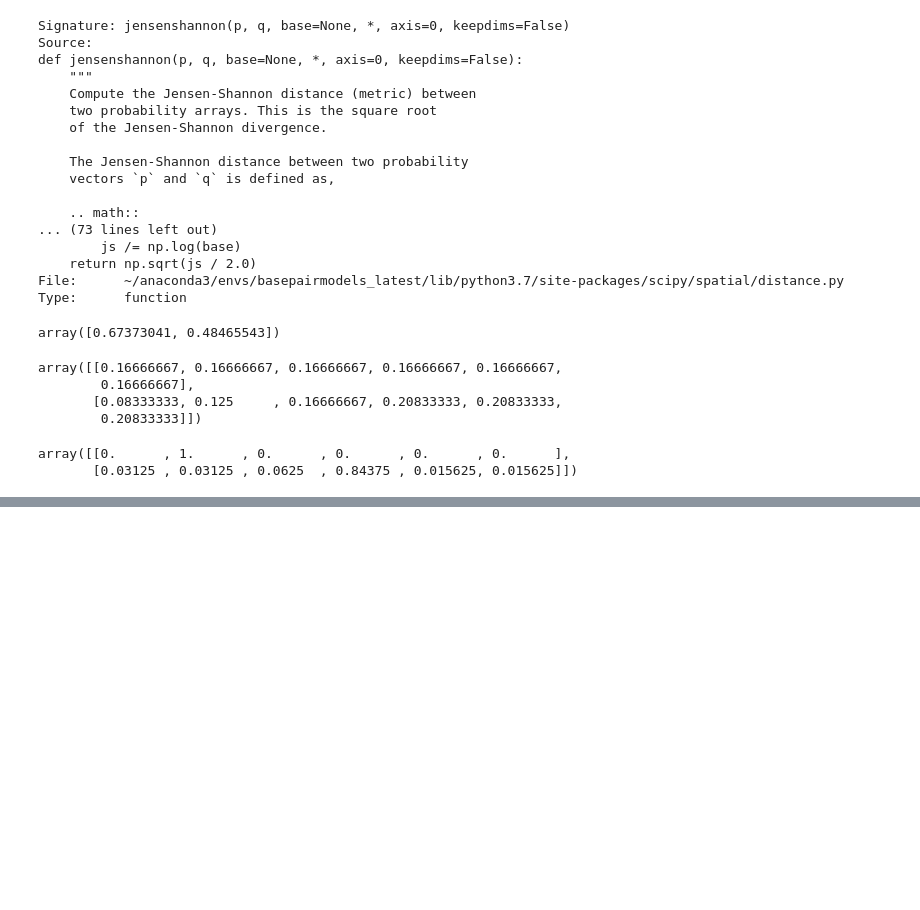
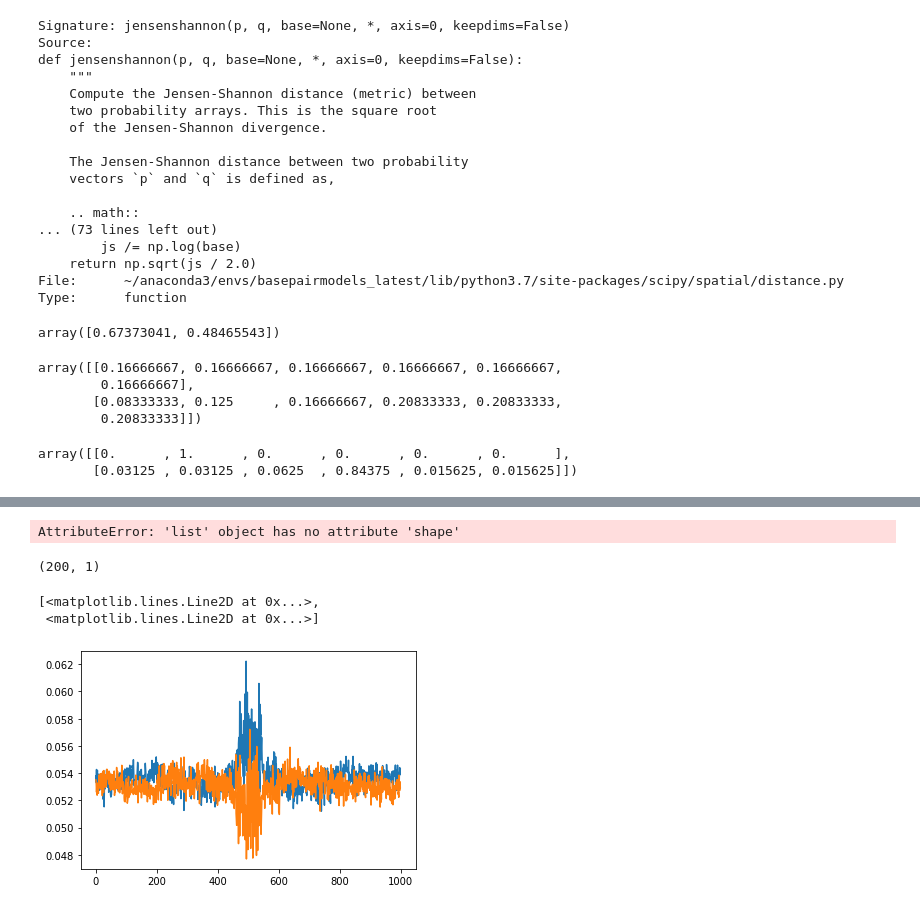
Before and after one commit to viramalingam/tf-atlas-pipeline, a Jupyter notebook: anvil/modeling/Untitled.ipynb, the cells around one changed output, grey strips where cells are left out. Saved outputs shown, nothing was run; the diff lists cells and outputs as text; code cells hidden in the pictures; blank space fills up the shorter version.

```diff
--- a/anvil/modeling/Untitled.ipynb
+++ b/anvil/modeling/Untitled.ipynb
@@ -124,0 +473,4 @@ array([[0.      , 1.      , 0.      , 0.      , 0.      , 0.      ],
+# %%
+prediction
+# %% [output]
+AttributeError: 'list' object has no attribute 'shape'
@@ -124,0 +490,23 @@ array([[0.      , 1.      , 0.      , 0.      , 0.      , 0.      ],
+# %%
+prediction[1].shape
+# %% [output]
+(200, 1)
+# %%
+output_len = 1000
+logcounts_prediction = prediction[1]
+
+pred_profile_logits = np.reshape(prediction[0],[-1,output_len*2])
+
+profile_predictions = (np.exp(\
+                              pred_profile_logits - \
+                              logsumexp(pred_profile_logits,axis=1,keepdims=True) \
+                             ) * (np.exp(logcounts_prediction))\
+                      )
+profile_predictions = np.reshape(profile_predictions,[-1,output_len,2])
+# %%
+import matplotlib.pyplot as plt
+plt.plot(range(1000),np.mean(profile_predictions,axis=0))
+# %% [output]
+[<matplotlib.lines.Line2D at 0x...>,
+ <matplotlib.lines.Line2D at 0x...>]
+[figure, added]
```
Also changed, not shown: parts of 15 cells of this notebook, 2 other files.
